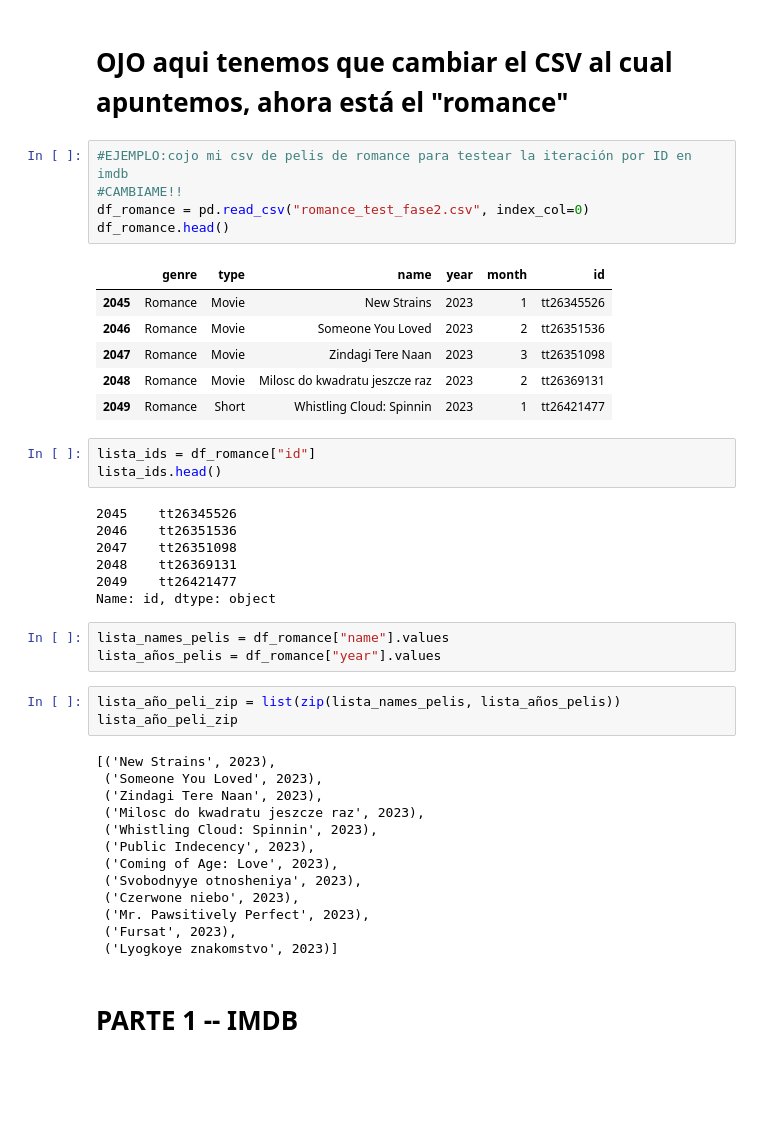
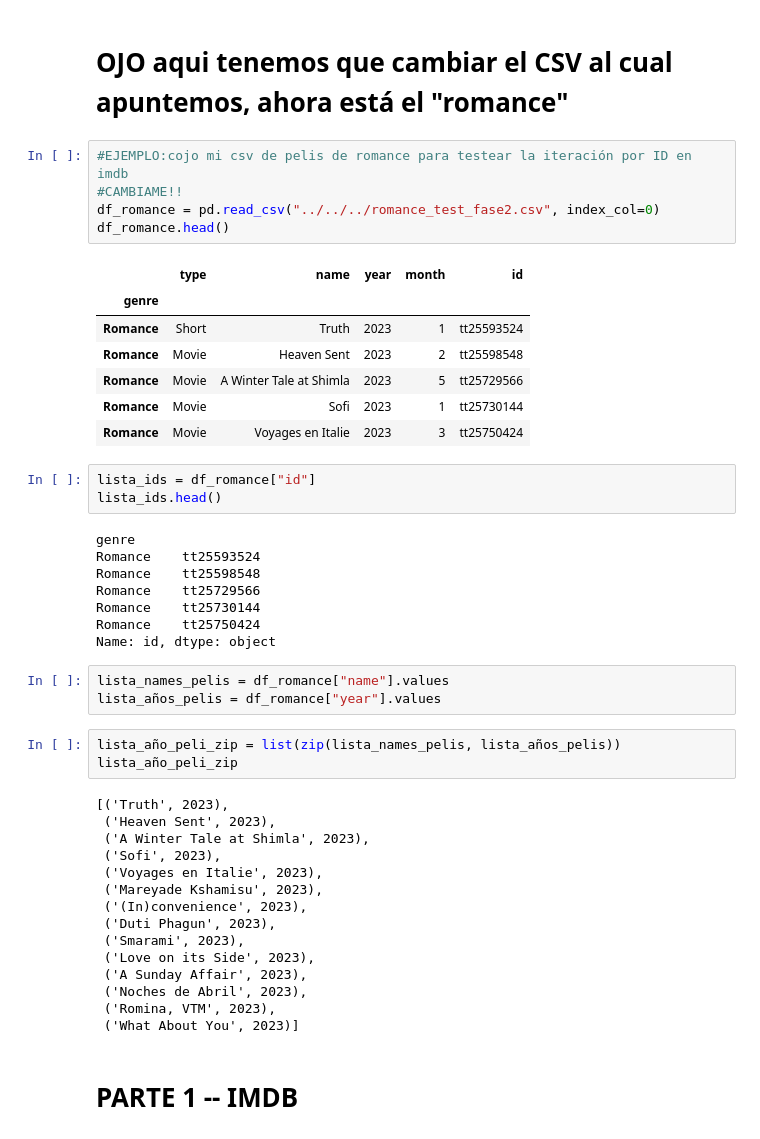
Before and after one commit to Adalab/proyecto-da-promo-F-modulo-2-team-6, a Jupyter notebook: ejercicio_Fase_2_final.ipynb, the cells around one changed output. Saved outputs shown, nothing was run; the diff lists cells and outputs as text; blank space fills up the shorter version.

Commit message:
fase2 final

```diff
--- a/ejercicio_Fase_2_final.ipynb
+++ b/ejercicio_Fase_2_final.ipynb
@@ -51,24 +51,26 @@ pd.set_option('display.max_columns', None)  # Establece una opción de Pandas pa
 # %%
 #EJEMPLO:cojo mi csv de pelis de romance para testear la iteración por ID en imdb
 #CAMBIAME!!
-df_romance = pd.read_csv("romance_test_fase2.csv", index_col=0)
+df_romance = pd.read_csv("../../../romance_test_fase2.csv", index_col=0)
 df_romance.head()
 # %% [output]
-|  | genre | type | name | year | month | id |
-| 2045 | Romance | Movie | New Strains | 2023 | 1 | tt26345526 |
-| 2046 | Romance | Movie | Someone You Loved | 2023 | 2 | tt26351536 |
-| 2047 | Romance | Movie | Zindagi Tere Naan | 2023 | 3 | tt26351098 |
-| 2048 | Romance | Movie | Milosc do kwadratu jeszcze raz | 2023 | 2 | tt26369131 |
-| 2049 | Romance | Short | Whistling Cloud: Spinnin | 2023 | 1 | tt26421477 |
+|  | type | name | year | month | id |
+| genre |  |  |  |  |  |
+| Romance | Short | Truth | 2023 | 1 | tt25593524 |
+| Romance | Movie | Heaven Sent | 2023 | 2 | tt25598548 |
+| Romance | Movie | A Winter Tale at Shimla | 2023 | 5 | tt25729566 |
+| Romance | Movie | Sofi | 2023 | 1 | tt25730144 |
+| Romance | Movie | Voyages en Italie | 2023 | 3 | tt25750424 |
 # %%
 lista_ids = df_romance["id"]
 lista_ids.head()
 # %% [output]
-2045    tt26345526
-2046    tt26351536
-2047    tt26351098
-2048    tt26369131
-2049    tt26421477
+genre
+Romance    tt25593524
+Romance    tt25598548
+Romance    tt25729566
+Romance    tt25730144
+Romance    tt25750424
 Name: id, dtype: object
 # %%
 lista_names_pelis = df_romance["name"].values
@@ -77,18 +79,20 @@ lista_años_pelis = df_romance["year"].values
 lista_año_peli_zip = list(zip(lista_names_pelis, lista_años_pelis))
 lista_año_peli_zip
 # %% [output]
-[('New Strains', 2023),
- ('Someone You Loved', 2023),
- ('Zindagi Tere Naan', 2023),
- ('Milosc do kwadratu jeszcze raz', 2023),
- ('Whistling Cloud: Spinnin', 2023),
- ('Public Indecency', 2023),
- ('Coming of Age: Love', 2023),
- ('Svobodnyye otnosheniya', 2023),
- ('Czerwone niebo', 2023),
- ('Mr. Pawsitively Perfect', 2023),
- ('Fursat', 2023),
- ('Lyogkoye znakomstvo', 2023)]
+[('Truth', 2023),
+ ('Heaven Sent', 2023),
+ ('A Winter Tale at Shimla', 2023),
+ ('Sofi', 2023),
+ ('Voyages en Italie', 2023),
+ ('Mareyade Kshamisu', 2023),
+ ('(In)convenience', 2023),
+ ('Duti Phagun', 2023),
+ ('Smarami', 2023),
+ ('Love on its Side', 2023),
+ ('A Sunday Affair', 2023),
+ ('Noches de Abril', 2023),
+ ('Romina, VTM', 2023),
+ ('What About You', 2023)]
 # %% [markdown]
 # PARTE 1 -- IMDB
 # %%
```
Also changed, not shown: parts of 9 cells of this notebook.
